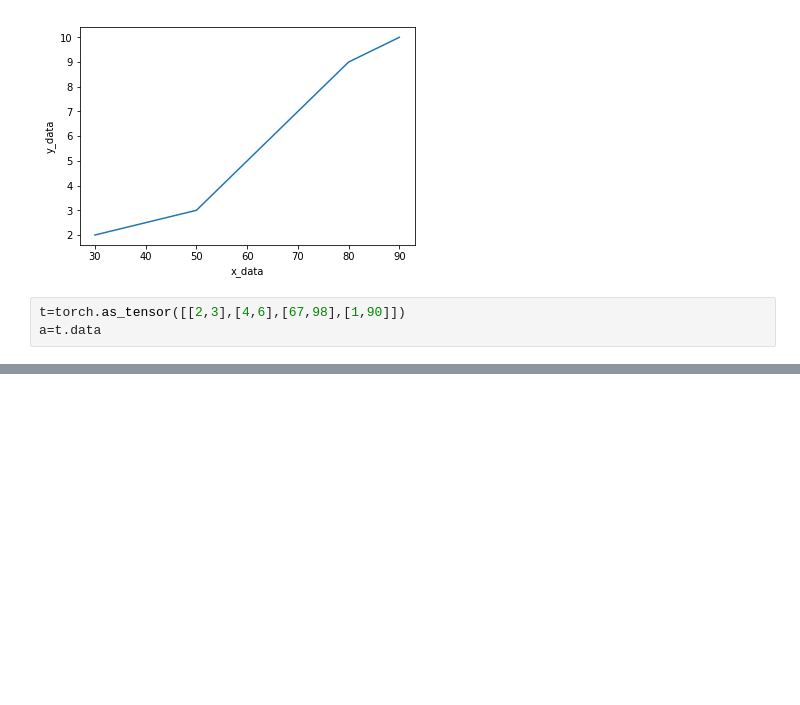
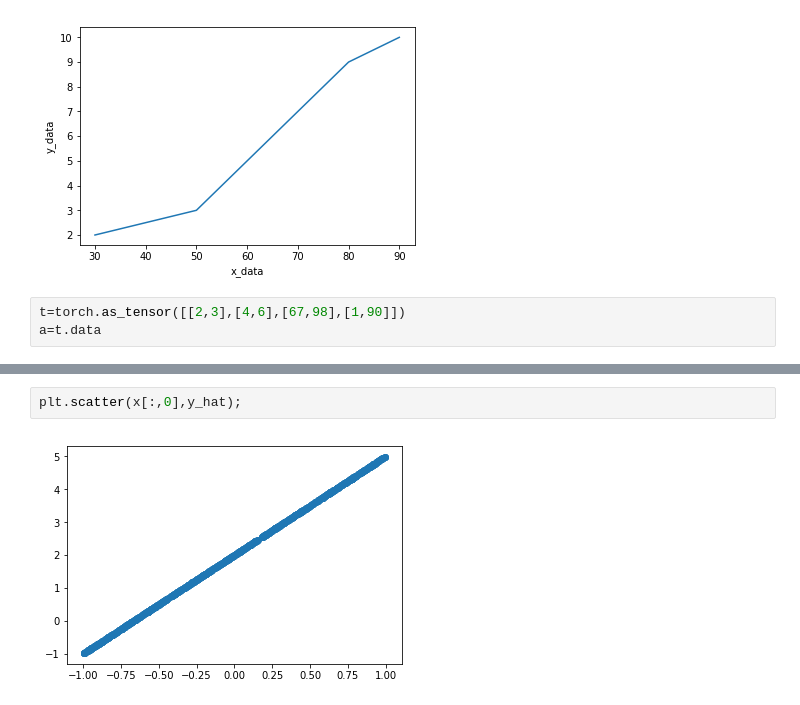
Before and after one commit to mvish7/PyTorch, a Jupyter notebook: Regression.ipynb, the cells around one changed output, grey strips where cells are left out. Drawn from its saved outputs; the diff is of its cells as text; blank space fills up the shorter version.

```diff
--- a/Regression.ipynb
+++ b/Regression.ipynb
@@ -116,0 +201,4 @@ a=t.data
+# %%
+plt.scatter(x[:,0],y_hat);
+# %% [output]
+[figure, added]
```
Also changed, not shown: parts of 16 cells of this notebook.
